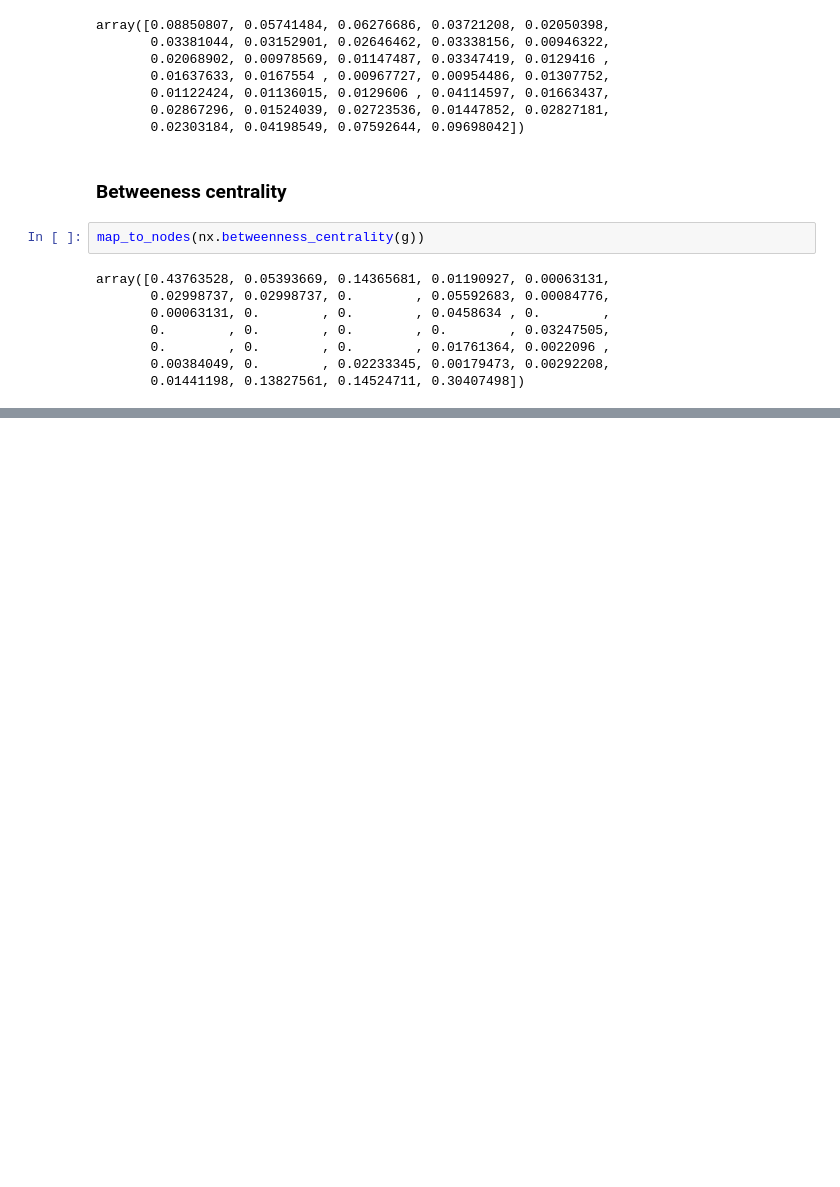
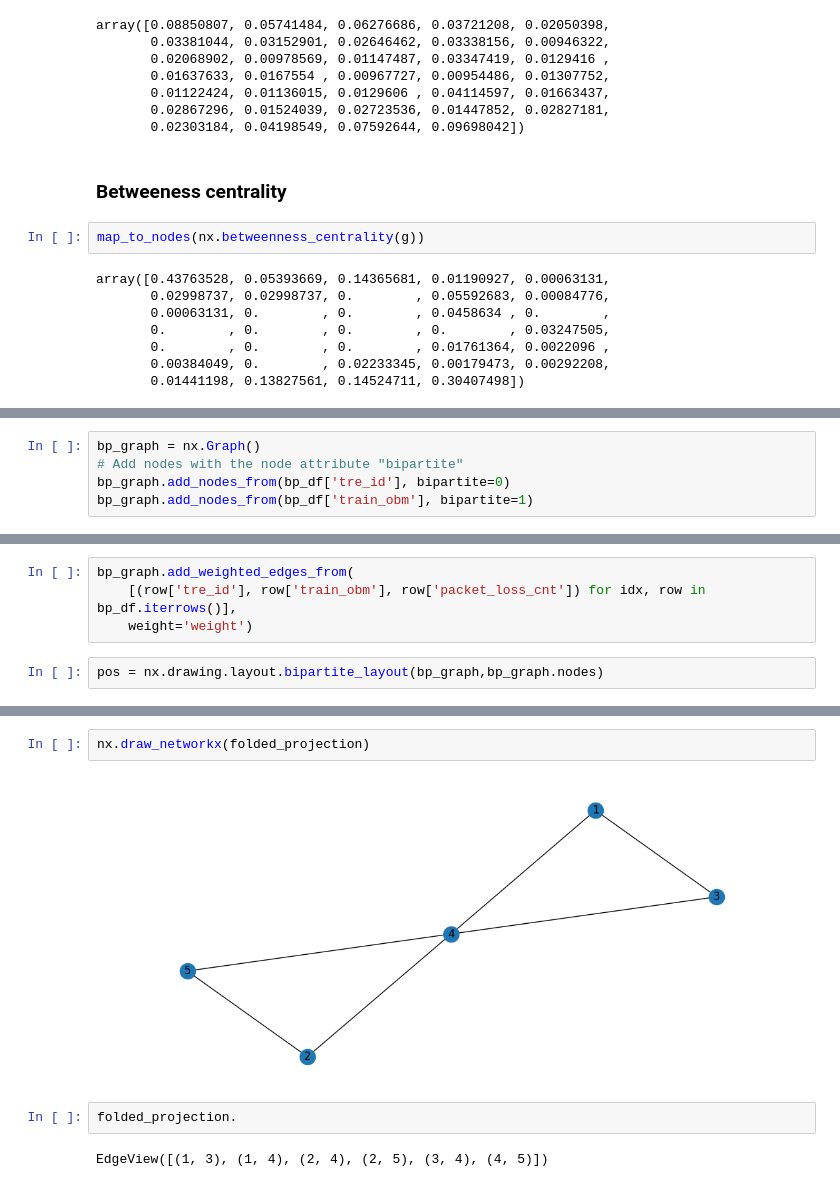
Before and after one commit to deva-k/devabook, a Jupyter notebook: book/graphs/graphs.ipynb, the cells around one changed output, grey strips where cells are left out. Cells and saved outputs as stored; diff of their text form; blank space fills up the shorter version.

```diff
--- a/book/graphs/graphs.ipynb
+++ b/book/graphs/graphs.ipynb
@@ -704,0 +835,5 @@ array([0.43763528, 0.05393669, 0.14365681, 0.01190927, 0.00063131,
+# %%
+bp_graph = nx.Graph()
+# Add nodes with the node attribute "bipartite"
+bp_graph.add_nodes_from(bp_df['tre_id'], bipartite=0)
+bp_graph.add_nodes_from(bp_df['train_obm'], bipartite=1)
@@ -704,0 +860,6 @@ array([0.43763528, 0.05393669, 0.14365681, 0.01190927, 0.00063131,
+# %%
+bp_graph.add_weighted_edges_from(
+    [(row['tre_id'], row['train_obm'], row['packet_loss_cnt']) for idx, row in bp_df.iterrows()],
+    weight='weight')
+# %%
+pos = nx.drawing.layout.bipartite_layout(bp_graph,bp_graph.nodes)
@@ -704,0 +985,8 @@ array([0.43763528, 0.05393669, 0.14365681, 0.01190927, 0.00063131,
+# %%
+nx.draw_networkx(folded_projection)
+# %% [output]
+[figure, added]
+# %%
+folded_projection.
+# %% [output]
+EdgeView([(1, 3), (1, 4), (2, 4), (2, 5), (3, 4), (4, 5)])
```
Also changed, not shown: parts of 45 cells of this notebook.
